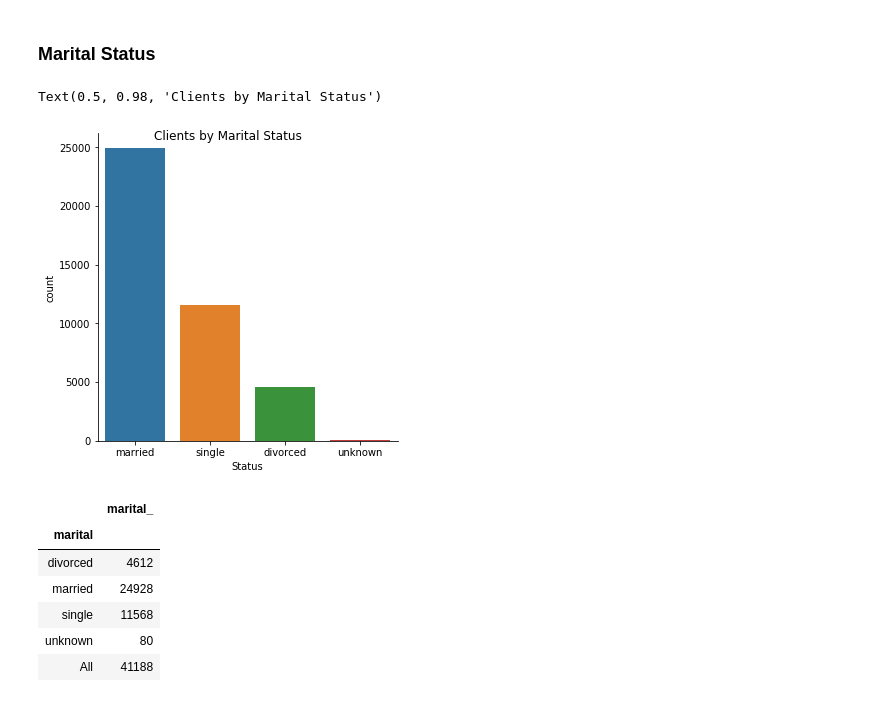
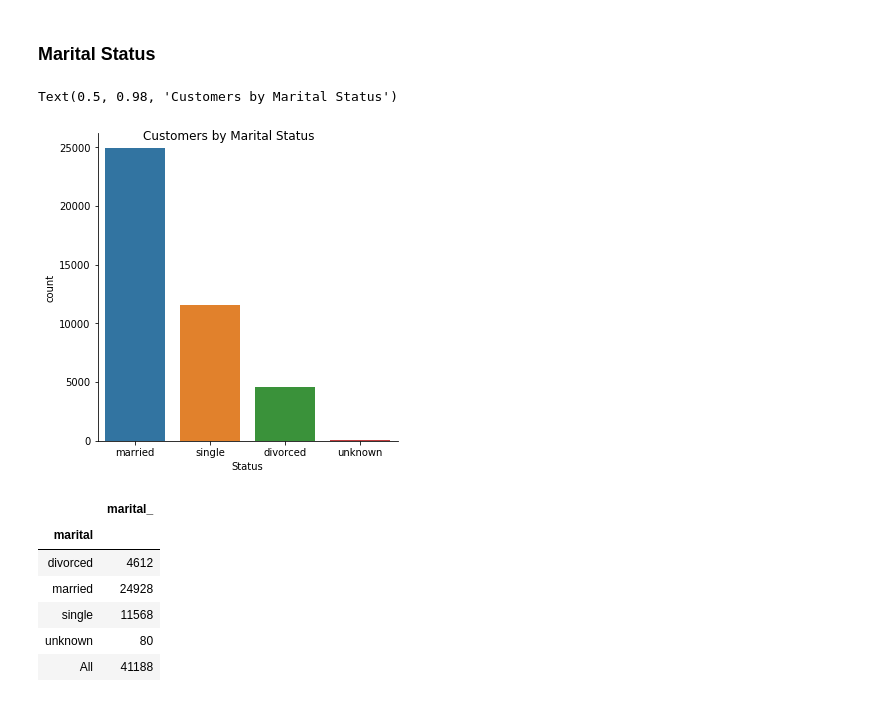
Before and after one commit to jairocks7/CapstoneProject, a Jupyter notebook: Capstone.ipynb, the cells around one changed output. Saved outputs shown, nothing was run; the diff lists cells and outputs as text; code cells hidden in the pictures.

```diff
--- a/Capstone.ipynb
+++ b/Capstone.ipynb
@@ -312,8 +308,8 @@ cnt_props.plot(kind='barh', stacked='True')
 # %%
 mrt = sns.factorplot('marital', data=bank1, kind='count', aspect=1, order=['married','single','divorced','unknown'])
 mrt.set_xlabels('Status')
-mrt.fig.suptitle('Clients by Marital Status')
+mrt.fig.suptitle('Customers by Marital Status')
 # %% [output]
-Text(0.5, 0.98, 'Clients by Marital Status')
+Text(0.5, 0.98, 'Customers by Marital Status')
-[figure, old version]
+[figure, new version]
 # %%
```
Also changed, not shown: parts of 241 cells of this notebook.
